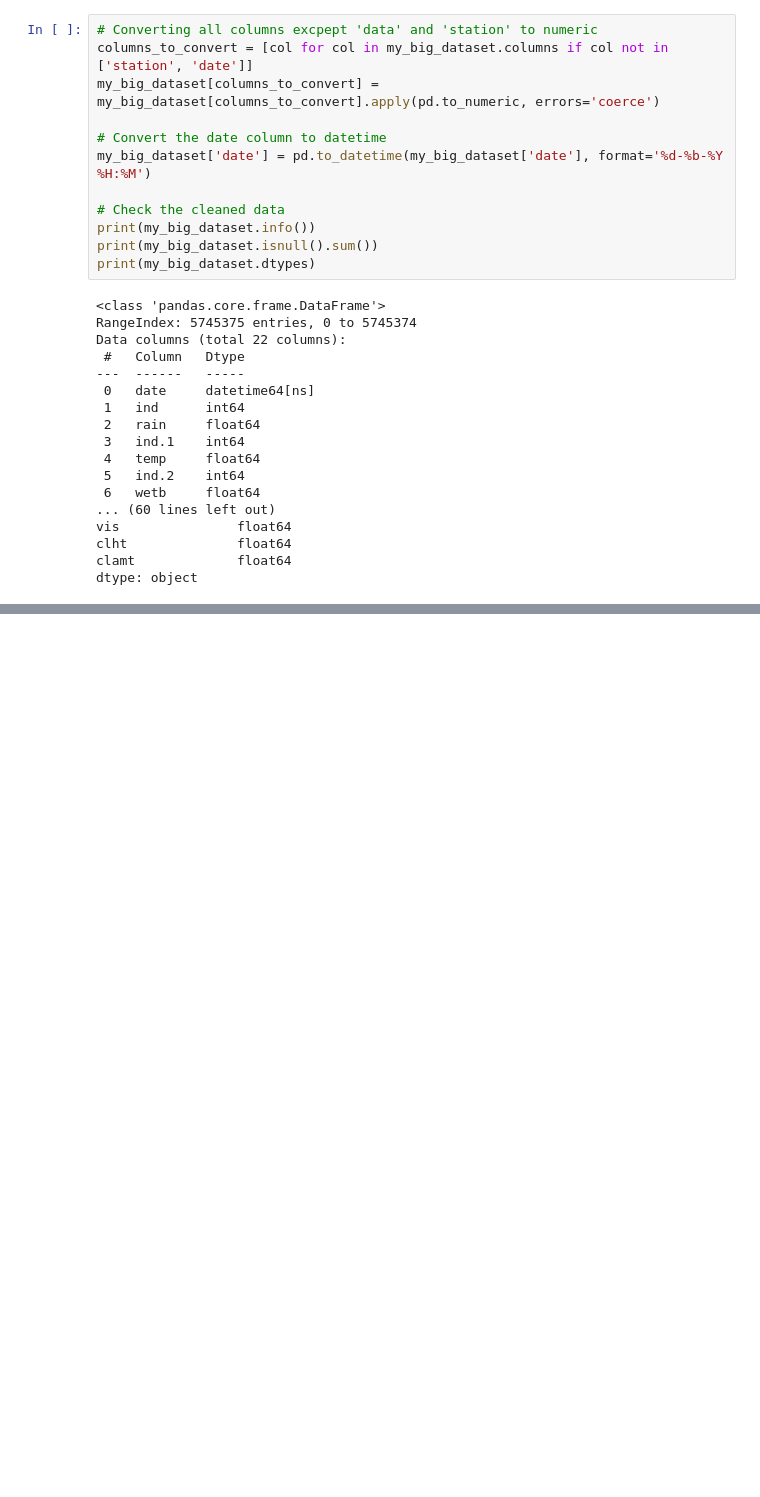
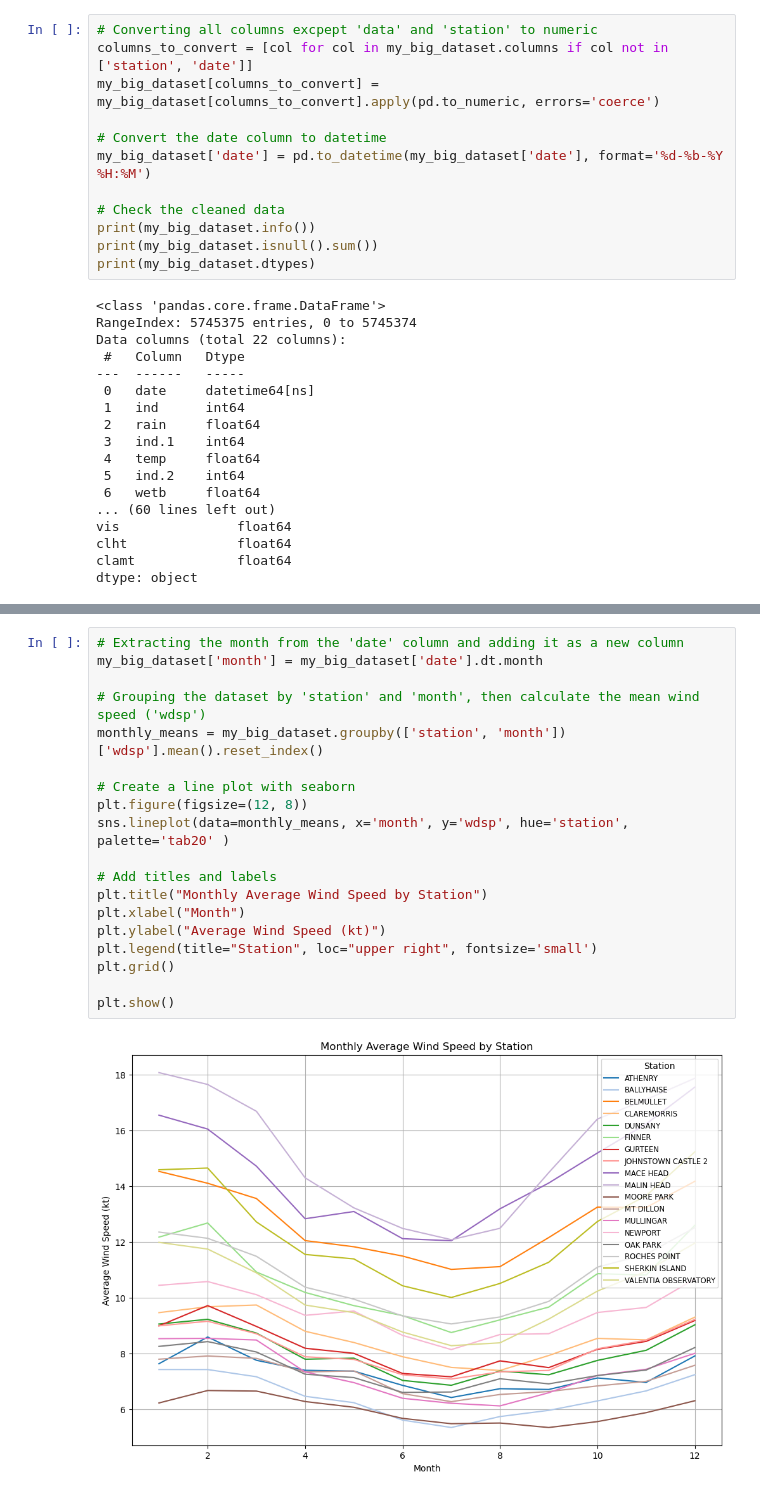
Before and after one commit to morgam7/PFDA-project, a Jupyter notebook: wind_farm_analysis.ipynb, the cells around one changed output, grey strips where cells are left out. Saved outputs shown, nothing was run; the diff lists cells and outputs as text; blank space fills up the shorter version.

```diff
--- a/wind_farm_analysis.ipynb
+++ b/wind_farm_analysis.ipynb
@@ -309,0 +272,21 @@ plt.show()
+# %%
+# Extracting the month from the 'date' column and adding it as a new column
+my_big_dataset['month'] = my_big_dataset['date'].dt.month
+
+# Grouping the dataset by 'station' and 'month', then calculate the mean wind speed ('wdsp')
+monthly_means = my_big_dataset.groupby(['station', 'month'])['wdsp'].mean().reset_index()
+
+# Create a line plot with seaborn
+plt.figure(figsize=(12, 8))
+sns.lineplot(data=monthly_means, x='month', y='wdsp', hue='station', palette='tab20' )
+
+# Add titles and labels
+plt.title("Monthly Average Wind Speed by Station")
+plt.xlabel("Month")
+plt.ylabel("Average Wind Speed (kt)")
+plt.legend(title="Station", loc="upper right", fontsize='small')
+plt.grid()
+
+plt.show()
+# %% [output]
+[figure, added]
```
Also changed, not shown: parts of 21 cells of this notebook, 1 other file.
